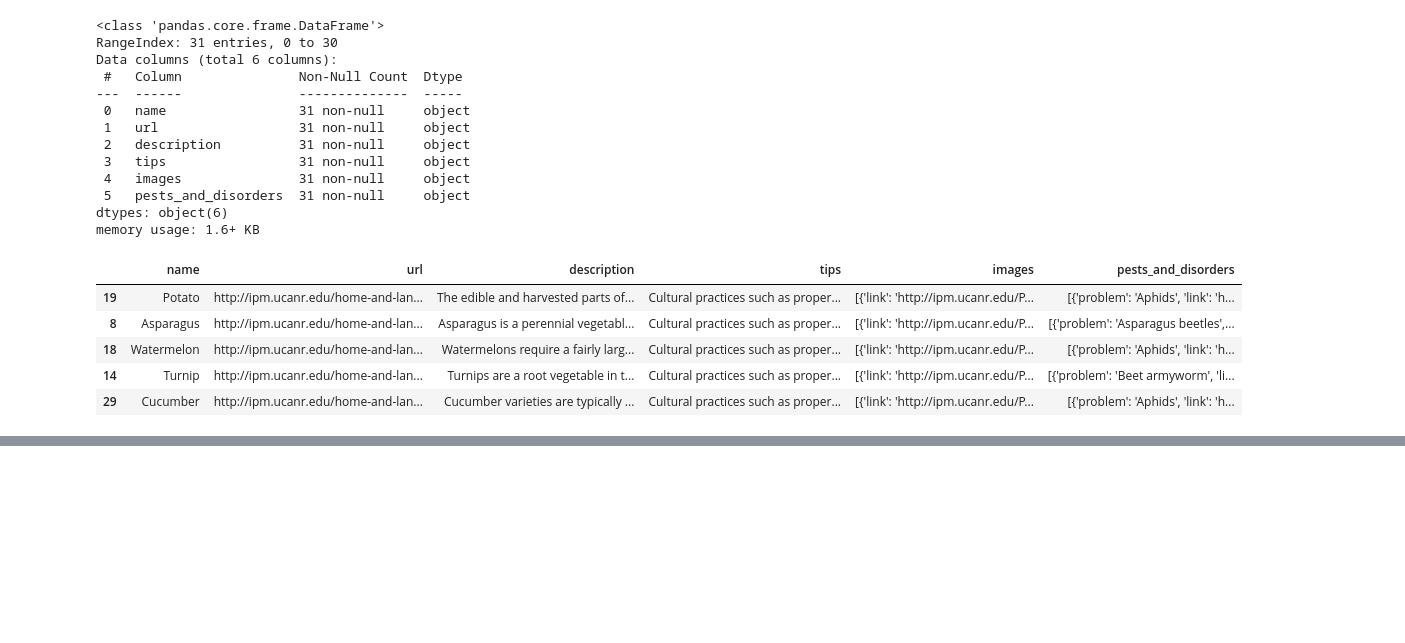
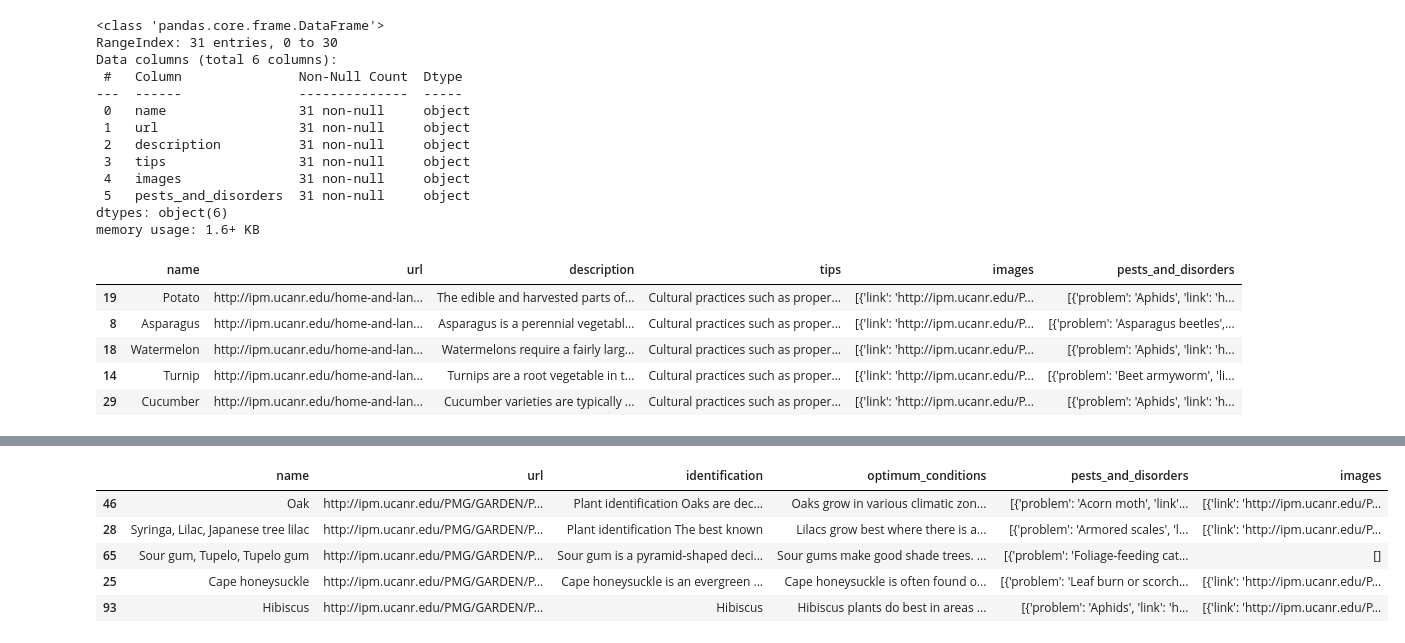
Before and after one commit to biddy1618/askchatbot, a Jupyter notebook: es/src/eda_ipmdata.ipynb, the cells around one changed output, grey strips where cells are left out. Drawn from its saved outputs; the diff is of its cells as text; code cells hidden in the pictures; blank space fills up the shorter version.

```diff
--- a/es/src/eda_ipmdata.ipynb
+++ b/es/src/eda_ipmdata.ipynb
@@ -203,0 +274,4 @@ df.sample(5)
+# %%
+FILE_NAME = 'plantFlowerItems.json'
+df = pd.read_json(_PATH + FILE_NAME)
+df.info()
@@ -203,0 +292,9 @@ df.sample(5)
+# %%
+df.sample(5)
+# %% [output]
+|  | name | url | identification | optimum_conditions | pests_and_disorders | images |
+| 46 | Oak | http://ipm.ucanr.edu/PMG/GARDEN/P... | Plant identification Oaks are dec... | Oaks grow in various climatic zon... | [{'problem': 'Acorn moth', 'link'... | [{'link': 'http://ipm.ucanr.edu/P... |
+| 28 | Syringa, Lilac, Japanese tree lilac | http://ipm.ucanr.edu/PMG/GARDEN/P... | Plant identification The best known | Lilacs grow best where there is a... | [{'problem': 'Armored scales', 'l... | [{'link': 'http://ipm.ucanr.edu/P... |
+| 65 | Sour gum, Tupelo, Tupelo gum | http://ipm.ucanr.edu/PMG/GARDEN/P... | Sour gum is a pyramid-shaped deci... | Sour gums make good shade trees. ... | [{'problem': 'Foliage-feeding cat... | [] |
+| 25 | Cape honeysuckle | http://ipm.ucanr.edu/PMG/GARDEN/P... | Cape honeysuckle is an evergreen ... | Cape honeysuckle is often found o... | [{'problem': 'Leaf burn or scorch... | [{'link': 'http://ipm.ucanr.edu/P... |
+| 93 | Hibiscus | http://ipm.ucanr.edu/PMG/GARDEN/P... | Hibiscus | Hibiscus plants do best in areas ... | [{'problem': 'Aphids', 'link': 'h... | [{'link': 'http://ipm.ucanr.edu/P... |
```
Also changed, not shown: parts of 13 cells of this notebook, 7 other files.
